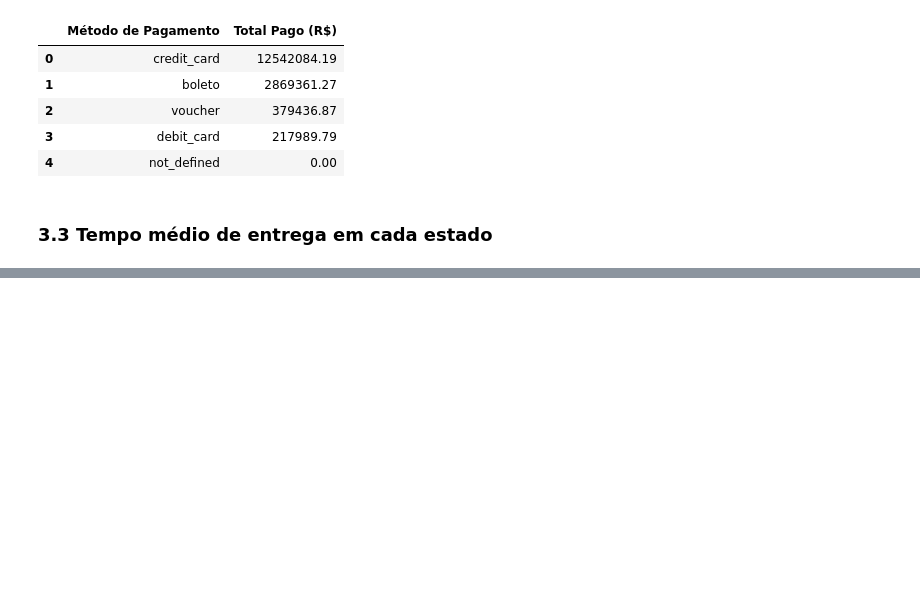
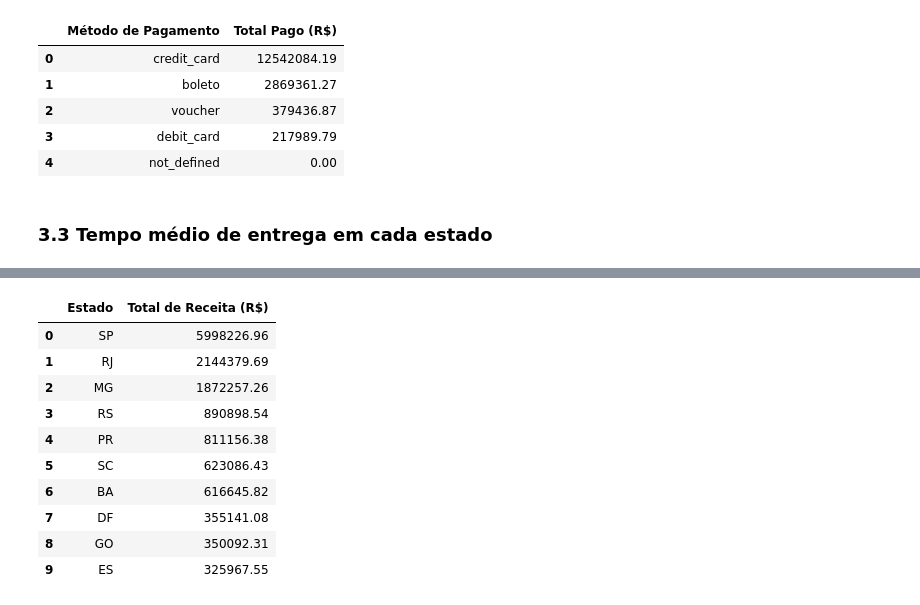
Before and after one commit to drdml/insights-olist, a Jupyter notebook: análise_exploratória.ipynb, the cells around one changed output, grey strips where cells are left out. Cells and saved outputs as stored; diff of their text form; code cells hidden in the pictures; blank space fills up the shorter version.

```diff
--- a/análise_exploratória.ipynb
+++ b/análise_exploratória.ipynb
@@ -349,0 +275,26 @@ fig4.show()
+# %%
+pedidos_pagamentos = pedidos_df.merge(pagamentos_pedidos_df, on="order_id")
+
+clientes_pedidos_pagamentos = pedidos_pagamentos.merge(clientes_df, on="customer_id")
+
+receita_por_estado = (
+    clientes_pedidos_pagamentos.groupby("customer_state")["payment_value"]
+    .sum()
+    .sort_values(ascending=False)
+    .reset_index()
+    .rename(columns={"customer_state": "Estado", "payment_value": "Total de Receita (R$)"})
+    .head(10)
+)
+receita_por_estado
+# %% [output]
+|  | Estado | Total de Receita (R$) |
+| 0 | SP | 5998226.96 |
+| 1 | RJ | 2144379.69 |
+| 2 | MG | 1872257.26 |
+| 3 | RS | 890898.54 |
+| 4 | PR | 811156.38 |
+| 5 | SC | 623086.43 |
+| 6 | BA | 616645.82 |
+| 7 | DF | 355141.08 |
+| 8 | GO | 350092.31 |
+| 9 | ES | 325967.55 |
```
Also changed, not shown: parts of 15 cells of this notebook, 4 other files.
